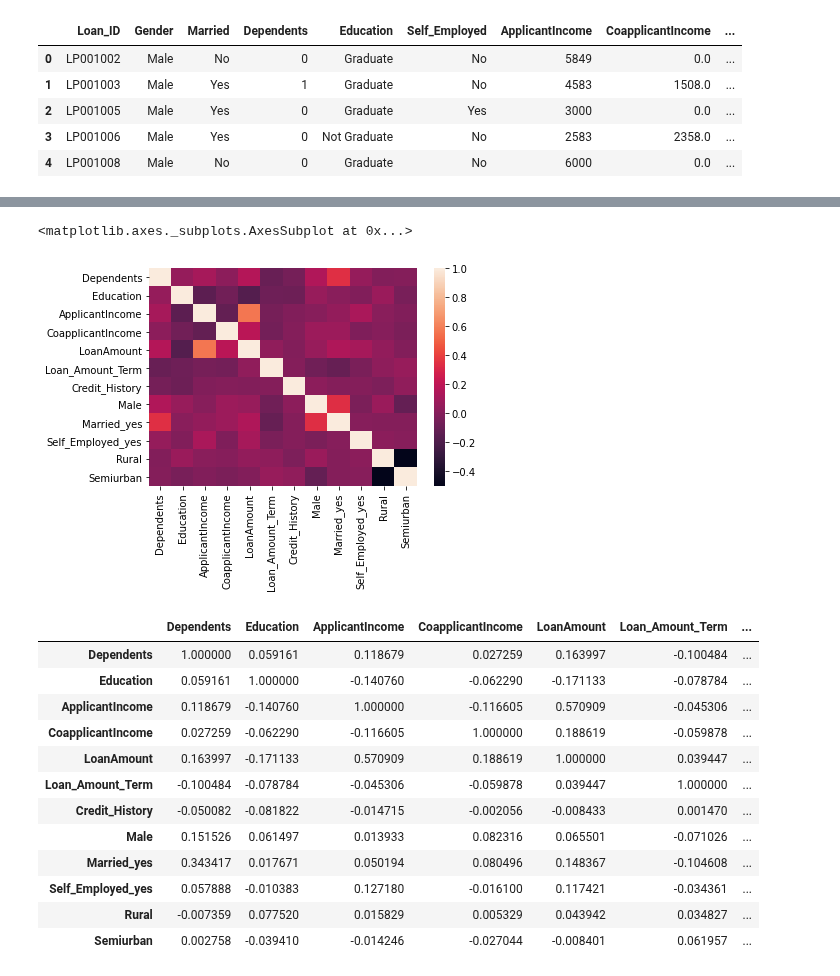
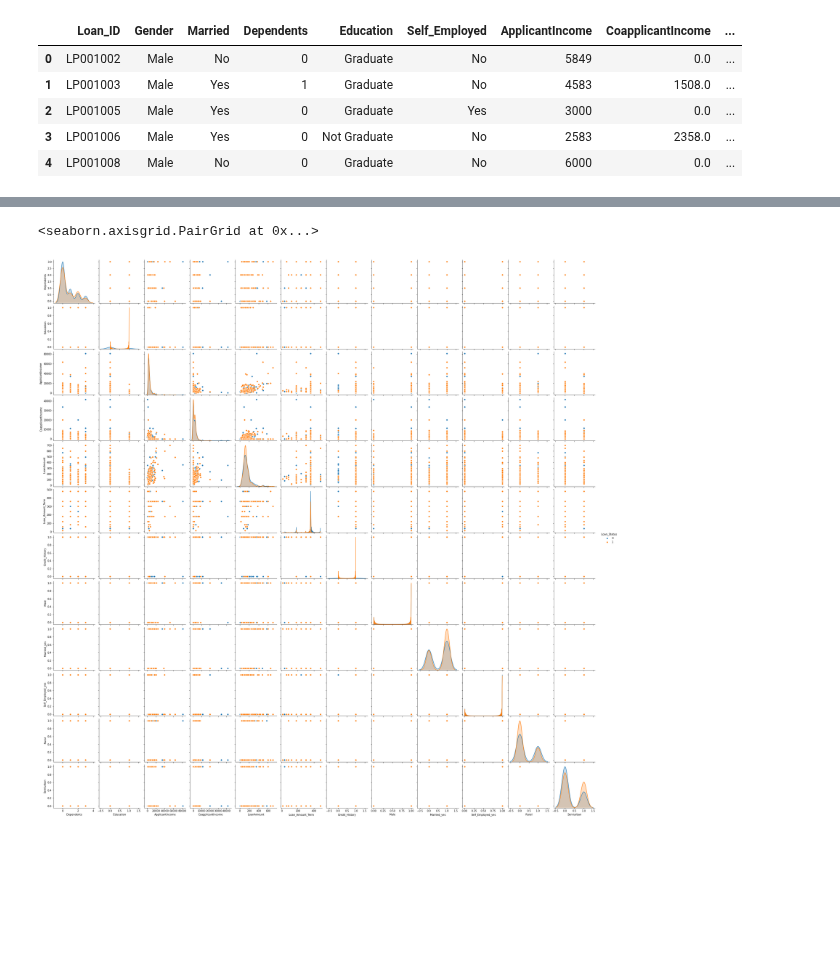
Before and after one commit to sagarbhadra7/Data-Science, a Jupyter notebook: Loan_prediction.ipynb, the cells around one changed output, grey strips where cells are left out. Drawn from its saved outputs; the diff is of its cells as text; code cells hidden in the pictures; blank space fills up the shorter version.

```diff
--- a/Loan_prediction.ipynb
+++ b/Loan_prediction.ipynb
@@ -100,18 +29,19 @@ X_train.shape
 # %%
-X_gender_train=pd.get_dummies(X_train['Gender'])
-X_married_train=pd.get_dummies(X_train['Married'])
-#X_education=pd.get_dummies(X_train['Education'])
-X_Self_Employed_train=pd.get_dummies(X_train['Self_Employed'])
-X_Property_Area_train=pd.get_dummies(X_train['Property_Area'])
+X_gender_train=pd.get_dummies(train['Gender'])
+X_married_train=pd.get_dummies(train['Married'])
+X_Self_Employed_train=pd.get_dummies(train['Self_Employed'])
+X_Property_Area_train=pd.get_dummies(train['Property_Area'])
 # %%
-X_gender_test=pd.get_dummies(X_test['Gender'])
-X_married_test=pd.get_dummies(X_test['Married'])
-#X_education=pd.get_dummies(X_train['Education'])
-X_Self_Employed_test=pd.get_dummies(X_test['Self_Employed'])
-X_Property_Area_test=pd.get_dummies(X_test['Property_Area'])
+X_gender_test=pd.get_dummies(test['Gender'])
+X_married_test=pd.get_dummies(test['Married'])
+X_Self_Employed_test=pd.get_dummies(test['Self_Employed'])
+X_Property_Area_test=pd.get_dummies(test['Property_Area'])
 # %%
 X_Self_Employed_train.rename(columns = {'No':'Self_Employed_No','Yes':'Self_Employed_yes'},inplace = True)
 X_married_train.rename(columns = {'No':'Married_No','Yes':'Married_yes'},inplace = True)
+# %%
+X_Self_Employed_test.rename(columns = {'No':'Self_Employed_No','Yes':'Self_Employed_yes'},inplace = True)
+X_married_test.rename(columns = {'No':'Married_No','Yes':'Married_yes'},inplace = True)
 # %%
 X_Self_Employed_test.rename(columns = {'No':'Self_Employed_No','Yes':'Self_Employed_yes'},inplace = True)
 X_married_test.rename(columns = {'No':'Married_No','Yes':'Married_yes'},inplace = True)
@@ -143,5 +65,4 @@ X_new_train['Dependents']=X_new_train['Dependents'].apply(pd.to_numeric)
 X_new_test['Education']=le.fit_transform(X_new_test.Education)
 X_new_test['Dependents']=X_new_test['Dependents'].apply(pd.to_numeric)
 
-y_train=le.fit_transform(y_train)
-#X_new['Dependents']=le.fit_transform(X_new.Dependents)
+X_new_train['Loan_Status']=le.fit_transform(X_new_train['Loan_Status'])
@@ -161,27 +92,11 @@ Self_Employed_yes      uint8
 Rural                  uint8
 Semiurban              uint8
 dtype: object
-# %%
-sns.heatmap(X_new_train.corr())
-# %% [output]
-<matplotlib.axes._subplots.AxesSubplot at 0x...>
-[figure, removed]
-# %%
-X_new_train.corr()
-# %% [output]
-|  | Dependents | Education | ApplicantIncome | CoapplicantIncome | LoanAmount | Loan_Amount_Term | ... |
-| Dependents | 1.000000 | 0.059161 | 0.118679 | 0.027259 | 0.163997 | -0.100484 | ... |
-| Education | 0.059161 | 1.000000 | -0.140760 | -0.062290 | -0.171133 | -0.078784 | ... |
-| ApplicantIncome | 0.118679 | -0.140760 | 1.000000 | -0.116605 | 0.570909 | -0.045306 | ... |
-| CoapplicantIncome | 0.027259 | -0.062290 | -0.116605 | 1.000000 | 0.188619 | -0.059878 | ... |
-| LoanAmount | 0.163997 | -0.171133 | 0.570909 | 0.188619 | 1.000000 | 0.039447 | ... |
-| Loan_Amount_Term | -0.100484 | -0.078784 | -0.045306 | -0.059878 | 0.039447 | 1.000000 | ... |
-| Credit_History | -0.050082 | -0.081822 | -0.014715 | -0.002056 | -0.008433 | 0.001470 | ... |
-| Male | 0.151526 | 0.061497 | 0.013933 | 0.082316 | 0.065501 | -0.071026 | ... |
-| Married_yes | 0.343417 | 0.017671 | 0.050194 | 0.080496 | 0.148367 | -0.104608 | ... |
-| Self_Employed_yes | 0.057888 | -0.010383 | 0.127180 | -0.016100 | 0.117421 | -0.034361 | ... |
-| Rural | -0.007359 | 0.077520 | 0.015829 | 0.005329 | 0.043942 | 0.034827 | ... |
-| Semiurban | 0.002758 | -0.039410 | -0.014246 | -0.027044 | -0.008401 | 0.061957 | ... |
+# %%
+sns.pairplot(X_new_train,hue='Loan_Status')
+# %% [output]
+<seaborn.axisgrid.PairGrid at 0x...>
+[figure, added]
 # %%
 X_new_train.isnull().sum()
 # %% [output]
```
Also changed, not shown: parts of 49 cells of this notebook.
